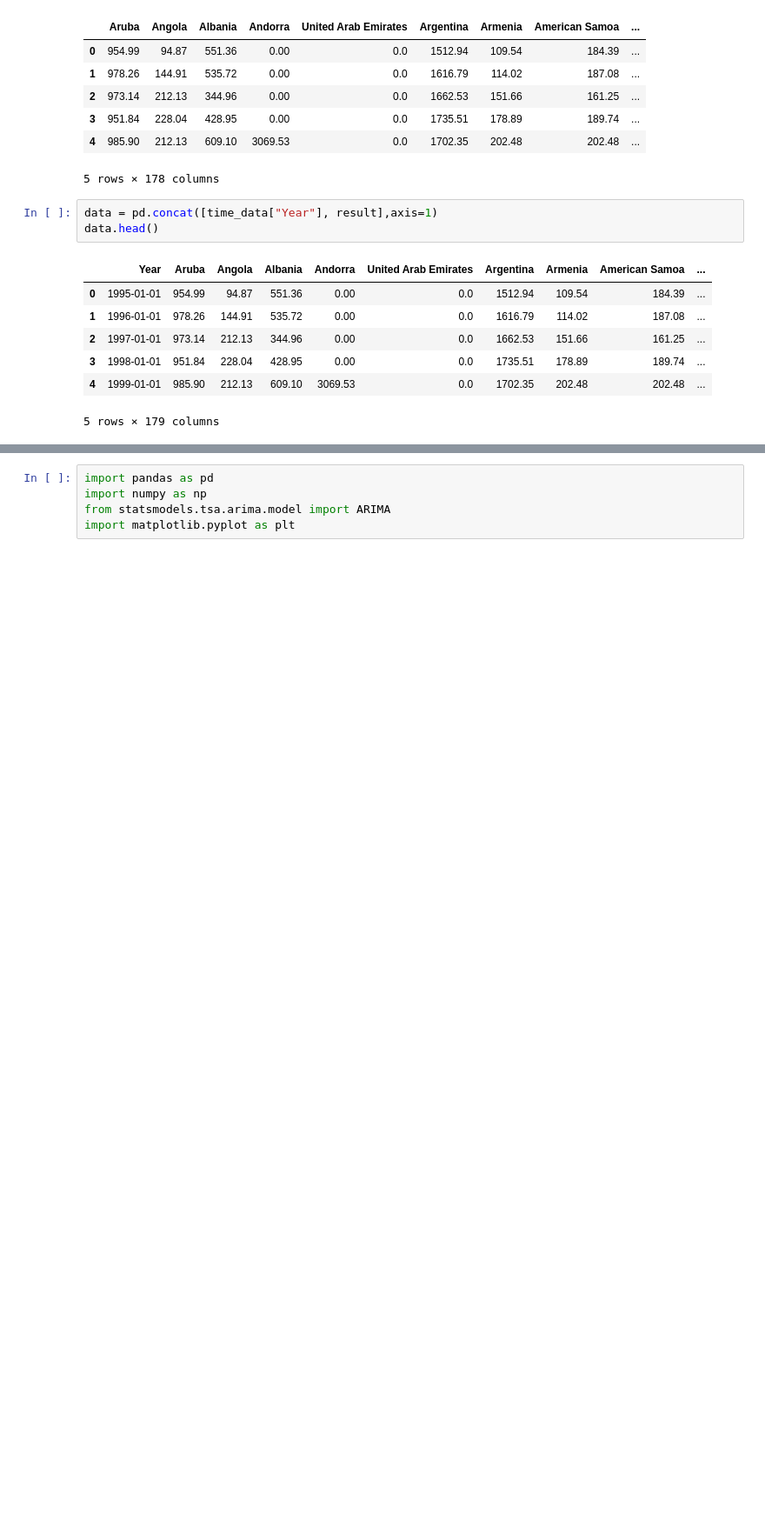
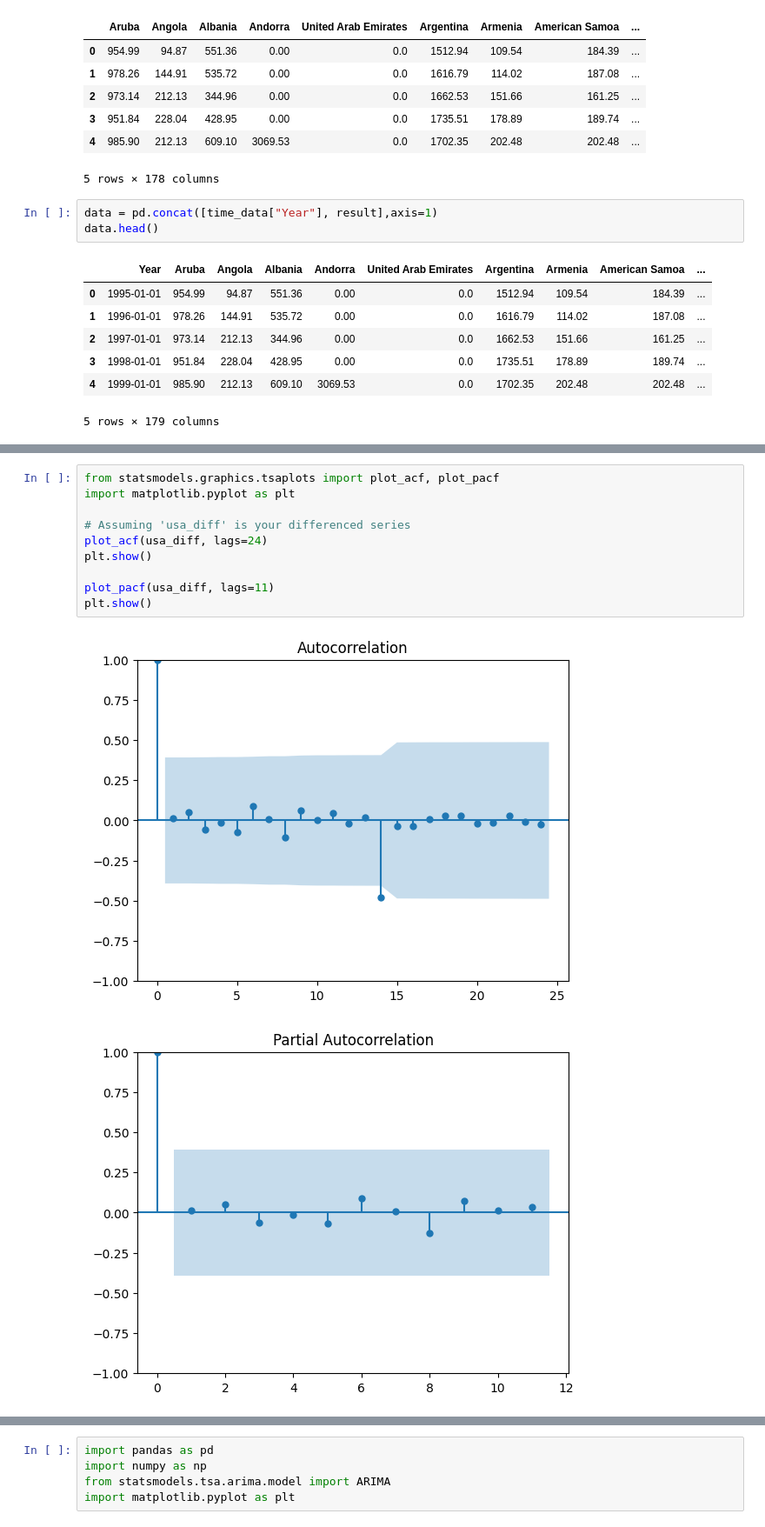
Before and after one commit to deepdivewithai/Travel-Analysis, a Jupyter notebook: model.ipynb, the cells around one changed output, grey strips where cells are left out. Shown at 87% size. Saved outputs shown, nothing was run; the diff lists cells and outputs as text; blank space fills up the shorter version.

```diff
--- a/model.ipynb
+++ b/model.ipynb
@@ -112,0 +175,13 @@ aruba.head()
+# %%
+from statsmodels.graphics.tsaplots import plot_acf, plot_pacf
+import matplotlib.pyplot as plt
+
+# Assuming 'usa_diff' is your differenced series
+plot_acf(usa_diff, lags=24)
+plt.show()
+
+plot_pacf(usa_diff, lags=11)
+plt.show()
+# %% [output]
+[figure, added]
+[figure, added]
```
Also changed, not shown: parts of 14 cells of this notebook, 2 other files.
